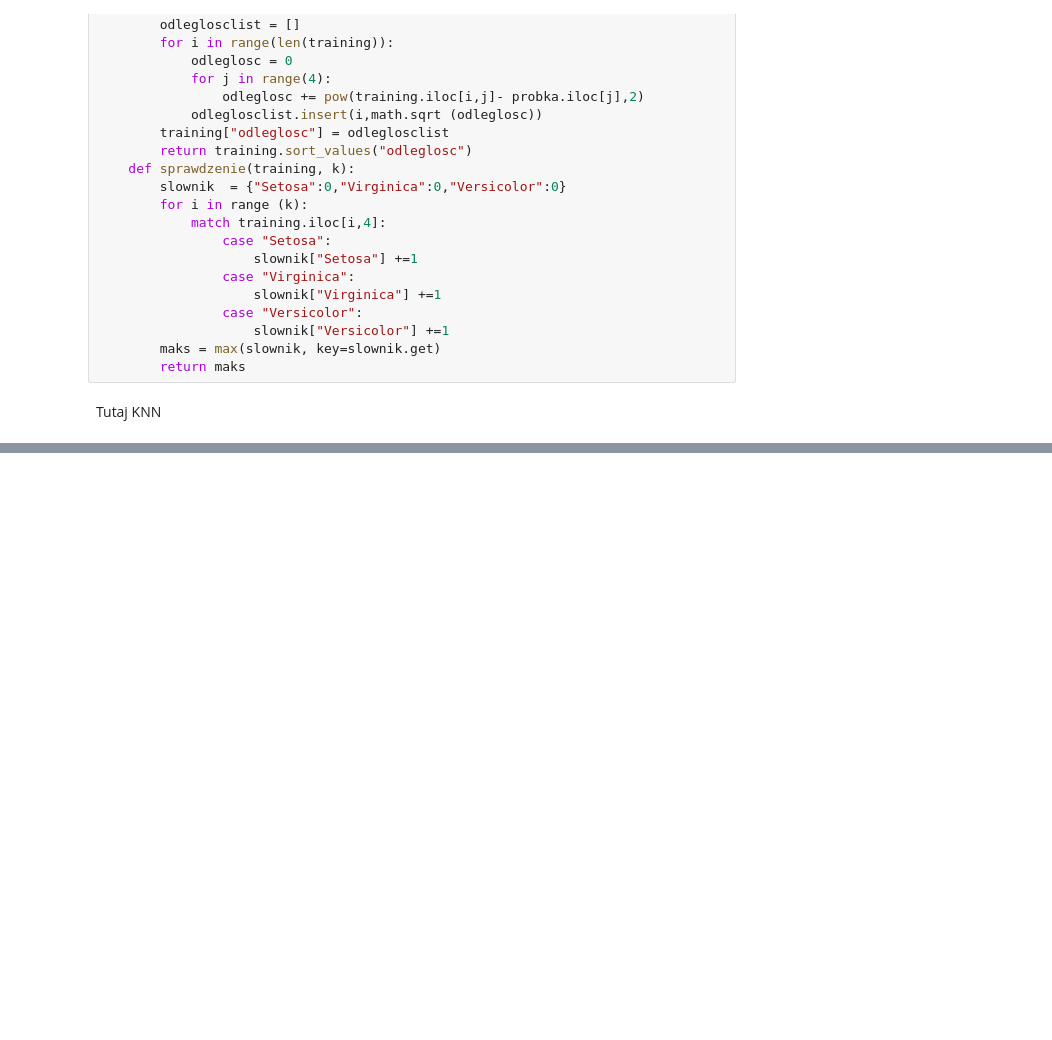
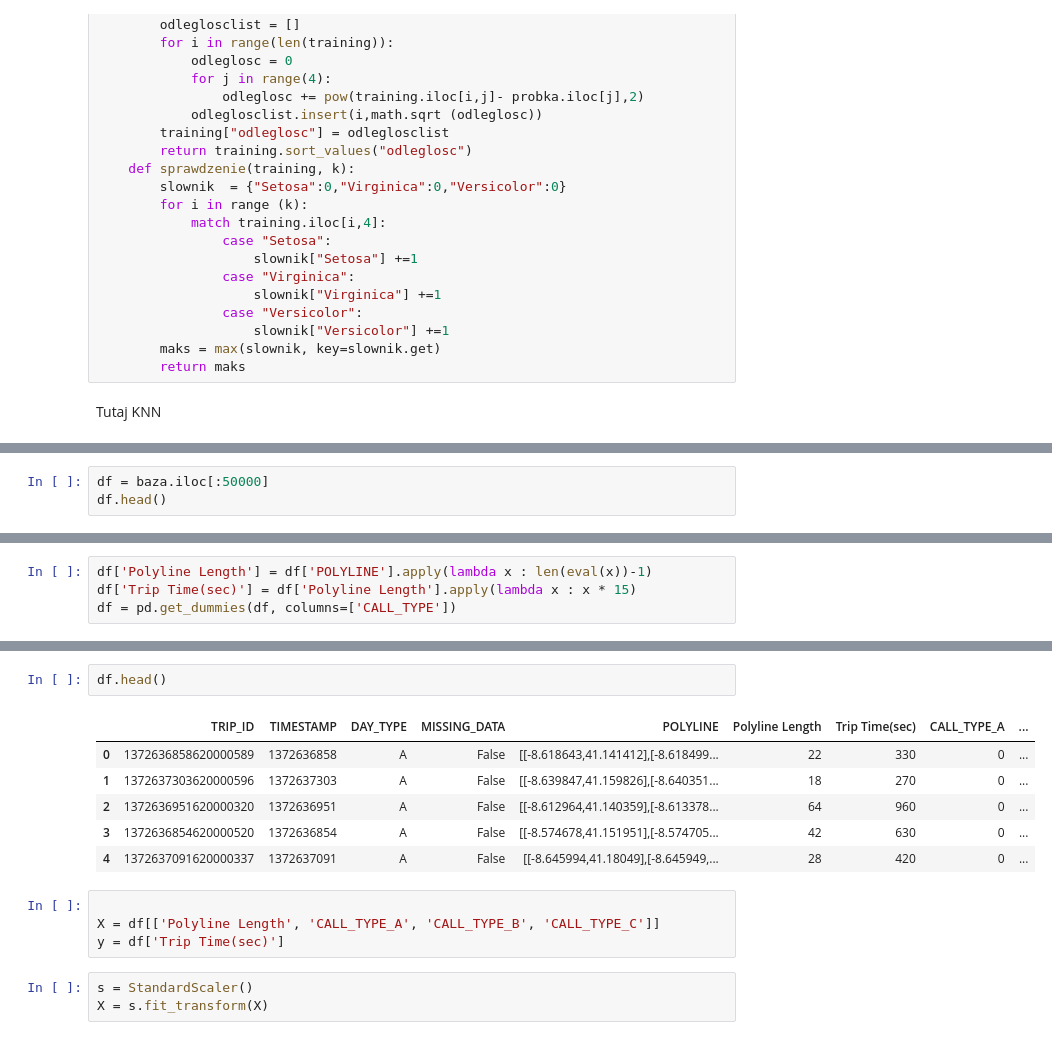
Before and after one commit to Pawel-Wojc/taxi_trip_prediction, a Jupyter notebook: Projekt.ipynb, the cells around one changed output, grey strips where cells are left out. Cells and saved outputs as stored; diff of their text form; blank space fills up the shorter version.

```diff
--- a/Projekt.ipynb
+++ b/Projekt.ipynb
@@ -345,0 +400,3 @@ Długosc walidacyjnego 29889
+# %%
+df = baza.iloc[:50000]
+df.head()
@@ -345,0 +414,4 @@ Długosc walidacyjnego 29889
+# %%
+df['Polyline Length'] = df['POLYLINE'].apply(lambda x : len(eval(x))-1)
+df['Trip Time(sec)'] = df['Polyline Length'].apply(lambda x : x * 15)
+df = pd.get_dummies(df, columns=['CALL_TYPE'])
@@ -345,0 +429,16 @@ Długosc walidacyjnego 29889
+# %%
+df.head()
+# %% [output]
+|  | TRIP_ID | TIMESTAMP | DAY_TYPE | MISSING_DATA | POLYLINE | Polyline Length | Trip Time(sec) | CALL_TYPE_A | ... |
+| 0 | 1372636858620000589 | 1372636858 | A | False | [[-8.618643,41.141412],[-8.618499... | 22 | 330 | 0 | ... |
+| 1 | 1372637303620000596 | 1372637303 | A | False | [[-8.639847,41.159826],[-8.640351... | 18 | 270 | 0 | ... |
+| 2 | 1372636951620000320 | 1372636951 | A | False | [[-8.612964,41.140359],[-8.613378... | 64 | 960 | 0 | ... |
+| 3 | 1372636854620000520 | 1372636854 | A | False | [[-8.574678,41.151951],[-8.574705... | 42 | 630 | 0 | ... |
+| 4 | 1372637091620000337 | 1372637091 | A | False | [[-8.645994,41.18049],[-8.645949,... | 28 | 420 | 0 | ... |
+# %%
+
+X = df[['Polyline Length', 'CALL_TYPE_A', 'CALL_TYPE_B', 'CALL_TYPE_C']]
+y = df['Trip Time(sec)']
+# %%
+s = StandardScaler()
+X = s.fit_transform(X)
```
Also changed, not shown: parts of 27 cells of this notebook.
